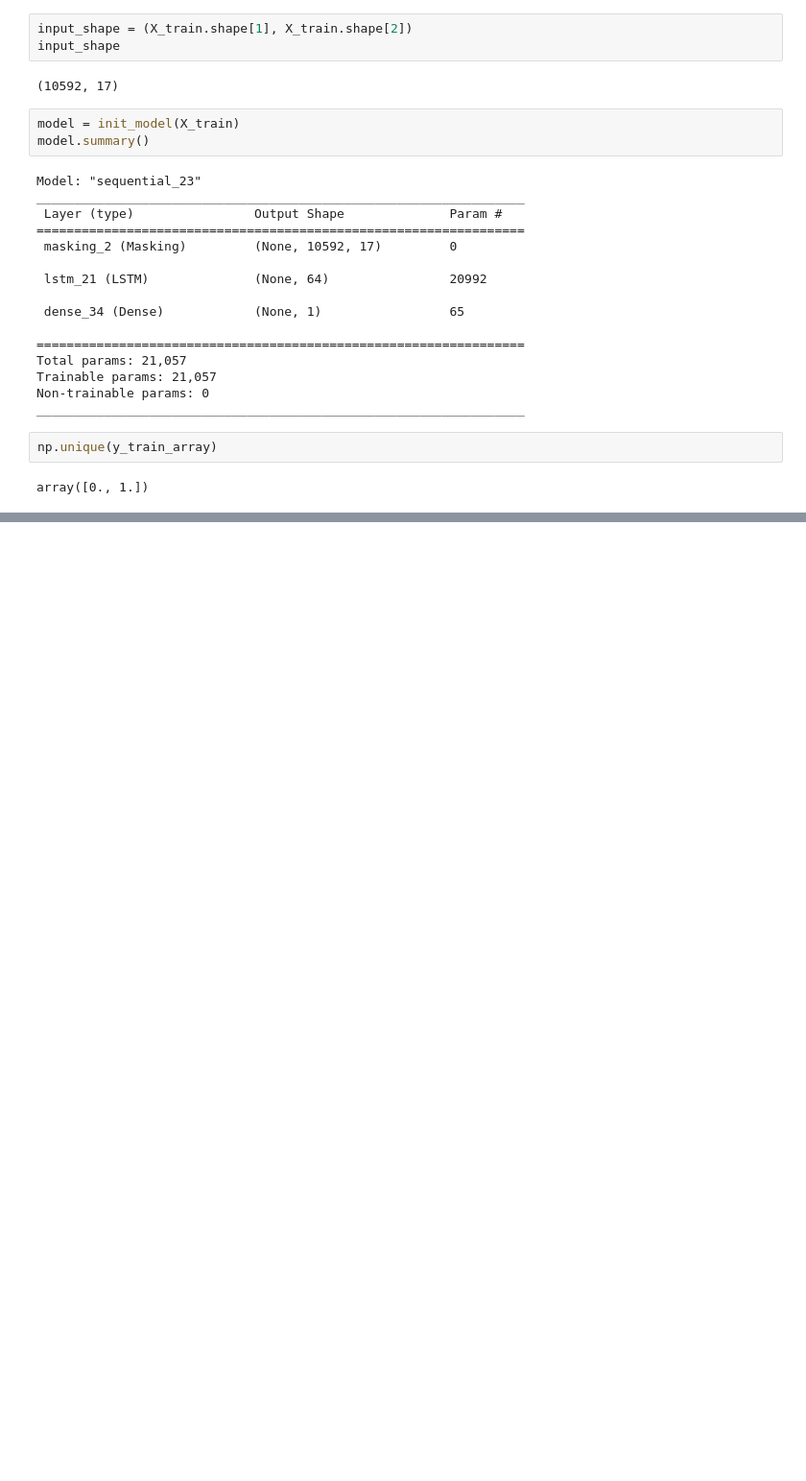
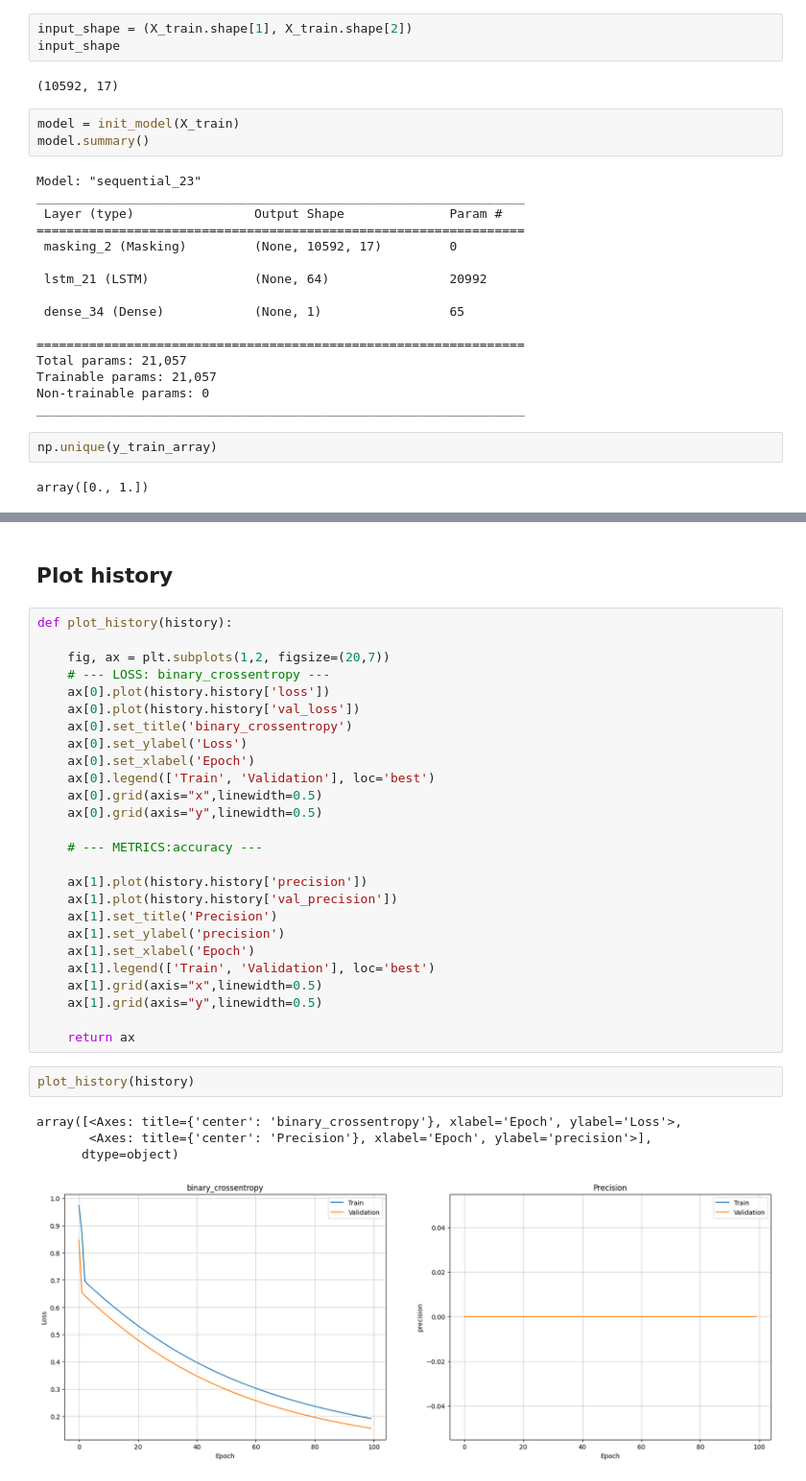
Before and after one commit to DukeDucray/fishing_classification, a Jupyter notebook: notebook/model_tuning.ipynb, the cells around one changed output, grey strips where cells are left out. Shown at 96% size. Drawn from its saved outputs; the diff is of its cells as text; blank space fills up the shorter version.

Commit message:
plot history graph

```diff
--- a/notebook/model_tuning.ipynb
+++ b/notebook/model_tuning.ipynb
@@ -340,0 +315,35 @@ Epoch 8/100
+# %% [markdown]
+## Plot history
+# %%
+def plot_history(history):
+
+    fig, ax = plt.subplots(1,2, figsize=(20,7))
+    # --- LOSS: binary_crossentropy ---
+    ax[0].plot(history.history['loss'])
+    ax[0].plot(history.history['val_loss'])
+    ax[0].set_title('binary_crossentropy')
+    ax[0].set_ylabel('Loss')
+    ax[0].set_xlabel('Epoch')
+    ax[0].legend(['Train', 'Validation'], loc='best')
+    ax[0].grid(axis="x",linewidth=0.5)
+    ax[0].grid(axis="y",linewidth=0.5)
+
+    # --- METRICS:accuracy ---
+
+    ax[1].plot(history.history['precision'])
+    ax[1].plot(history.history['val_precision'])
+    ax[1].set_title('Precision')
+    ax[1].set_ylabel('precision')
+    ax[1].set_xlabel('Epoch')
+    ax[1].legend(['Train', 'Validation'], loc='best')
+    ax[1].grid(axis="x",linewidth=0.5)
+    ax[1].grid(axis="y",linewidth=0.5)
+
+    return ax
+# %%
+plot_history(history)
+# %% [output]
+array([<Axes: title={'center': 'binary_crossentropy'}, xlabel='Epoch', ylabel='Loss'>,
+       <Axes: title={'center': 'Precision'}, xlabel='Epoch', ylabel='precision'>],
+      dtype=object)
+[figure, added]
```
Also changed, not shown: parts of 3 cells of this notebook.
